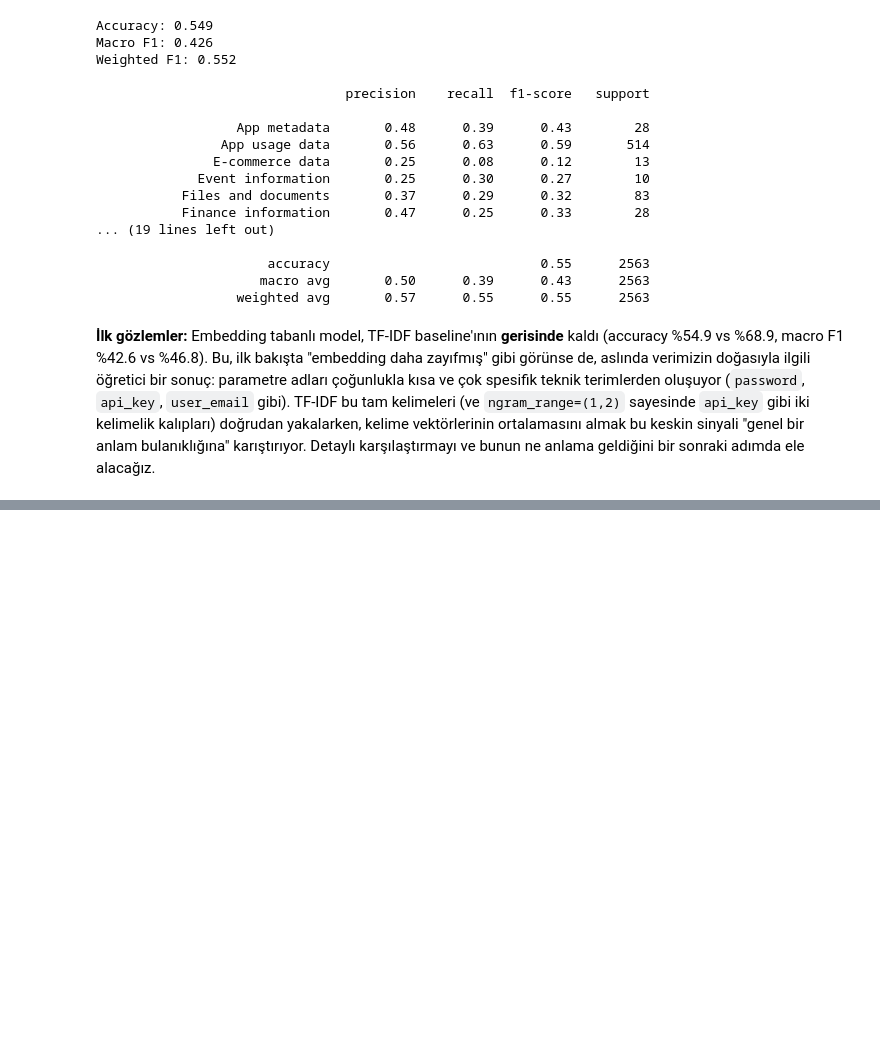
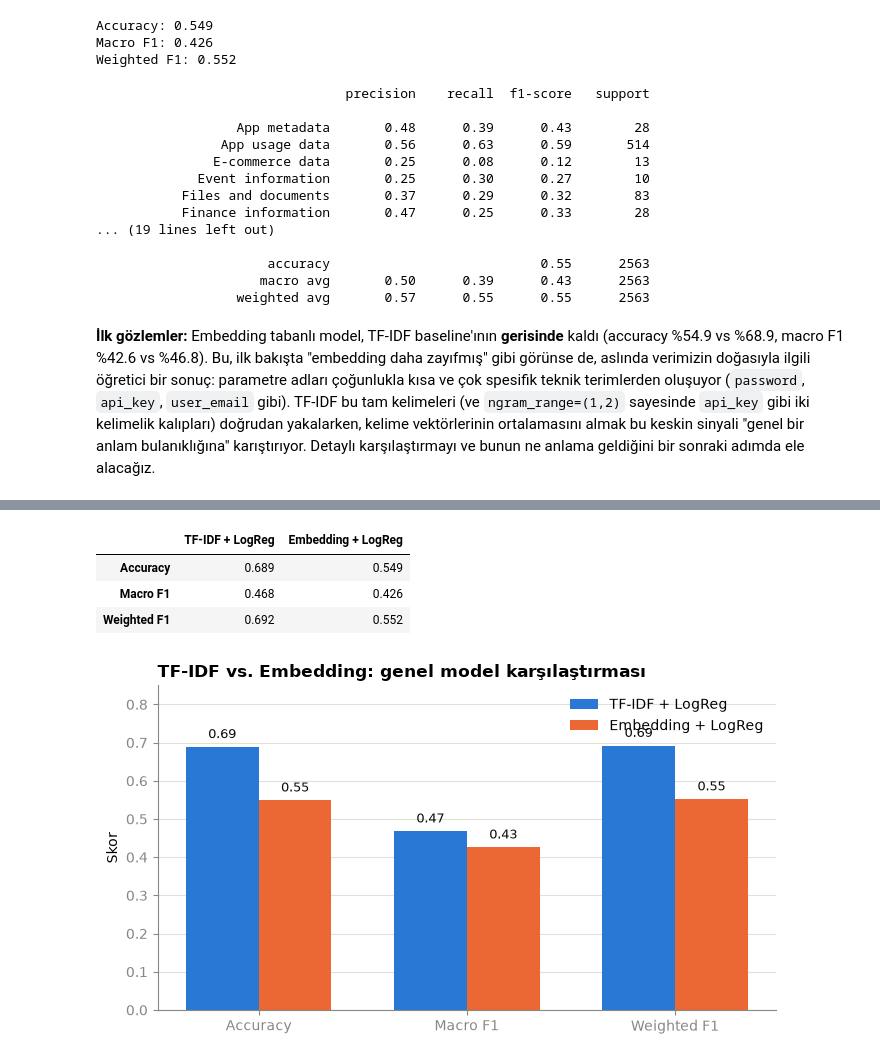
Before and after one commit to elifdikmn/DataPrivacy, a Jupyter notebook: notebooks/bolum2_modelleme.ipynb, the cells around one changed output, grey strips where cells are left out. Saved outputs shown, nothing was run; the diff lists cells and outputs as text; code cells hidden in the pictures; blank space fills up the shorter version.

```diff
--- a/notebooks/bolum2_modelleme.ipynb
+++ b/notebooks/bolum2_modelleme.ipynb
@@ -214,0 +220,47 @@ Weighted F1: 0.552
+# %%
+comparison = pd.DataFrame({
+    'TF-IDF + LogReg': [acc_baseline, f1_macro_baseline, f1_weighted_baseline],
+    'Embedding + LogReg': [acc_embedding, f1_macro_embedding, f1_weighted_embedding],
+}, index=['Accuracy', 'Macro F1', 'Weighted F1']).round(3)
+
+comparison
+# %% [output]
+|  | TF-IDF + LogReg | Embedding + LogReg |
+| Accuracy | 0.689 | 0.549 |
+| Macro F1 | 0.468 | 0.426 |
+| Weighted F1 | 0.692 | 0.552 |
+# %%
+COLOR_TFIDF = '#2a78d6'
+COLOR_EMBED = '#eb6834'
+COLOR_TEXT = '#0b0b0b'
+COLOR_MUTED = '#898781'
+
+metrics = comparison.index.tolist()
+x = np.arange(len(metrics))
+width = 0.35
+
+fig, ax = plt.subplots(figsize=(7, 4))
+bars1 = ax.bar(x - width/2, comparison['TF-IDF + LogReg'], width, color=COLOR_TFIDF, label='TF-IDF + LogReg')
+bars2 = ax.bar(x + width/2, comparison['Embedding + LogReg'], width, color=COLOR_EMBED, label='Embedding + LogReg')
+
+for bars in (bars1, bars2):
+    for bar in bars:
+        ax.text(bar.get_x() + bar.get_width()/2, bar.get_height() + 0.015, f'{bar.get_height():.2f}',
+                ha='center', va='bottom', fontsize=9, color=COLOR_TEXT)
+
+ax.set_xticks(x)
+ax.set_xticklabels(metrics)
+ax.set_ylim(0, 0.85)
+ax.set_ylabel('Skor')
+ax.set_title('TF-IDF vs. Embedding: genel model karşılaştırması', loc='left', fontsize=12, fontweight='bold')
+ax.spines[['top', 'right']].set_visible(False)
+ax.spines[['left', 'bottom']].set_color(COLOR_MUTED)
+ax.tick_params(colors=COLOR_MUTED)
+ax.grid(axis='y', color='#e1e0d9', linewidth=0.8)
+ax.set_axisbelow(True)
+ax.legend(frameon=False, loc='upper right')
+
+plt.tight_layout()
+plt.show()
+# %% [output]
+[figure, added]
```
Also changed, not shown: parts of 5 cells of this notebook.
